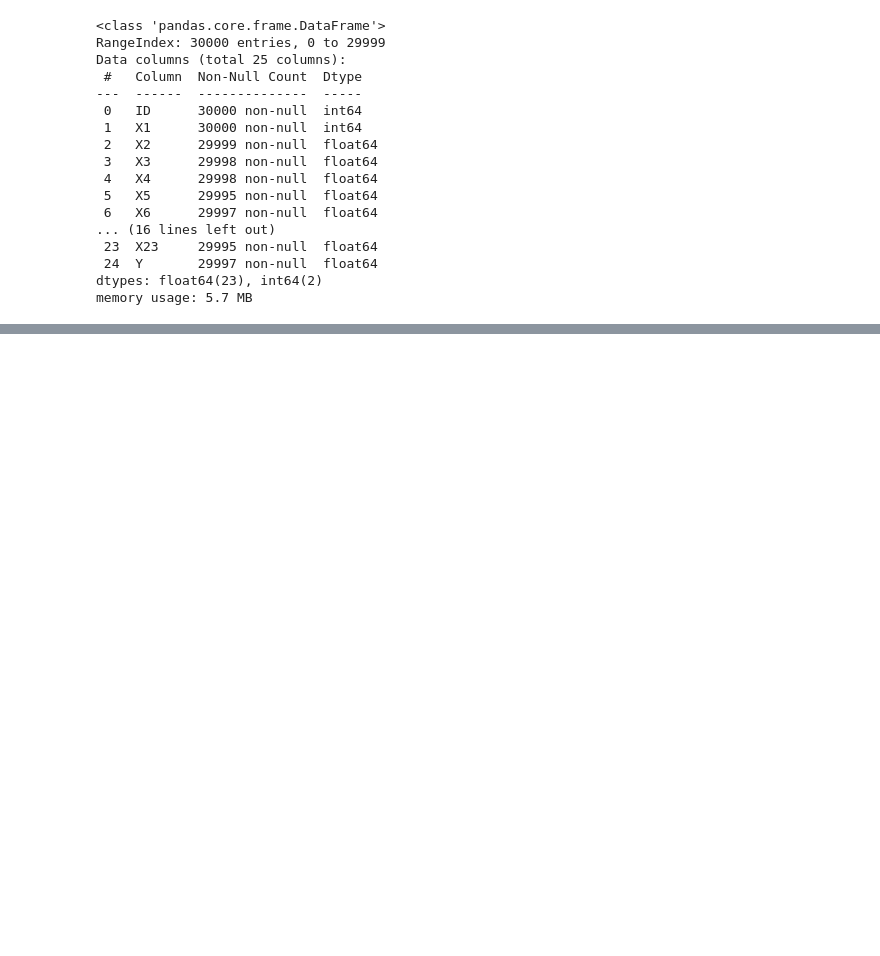
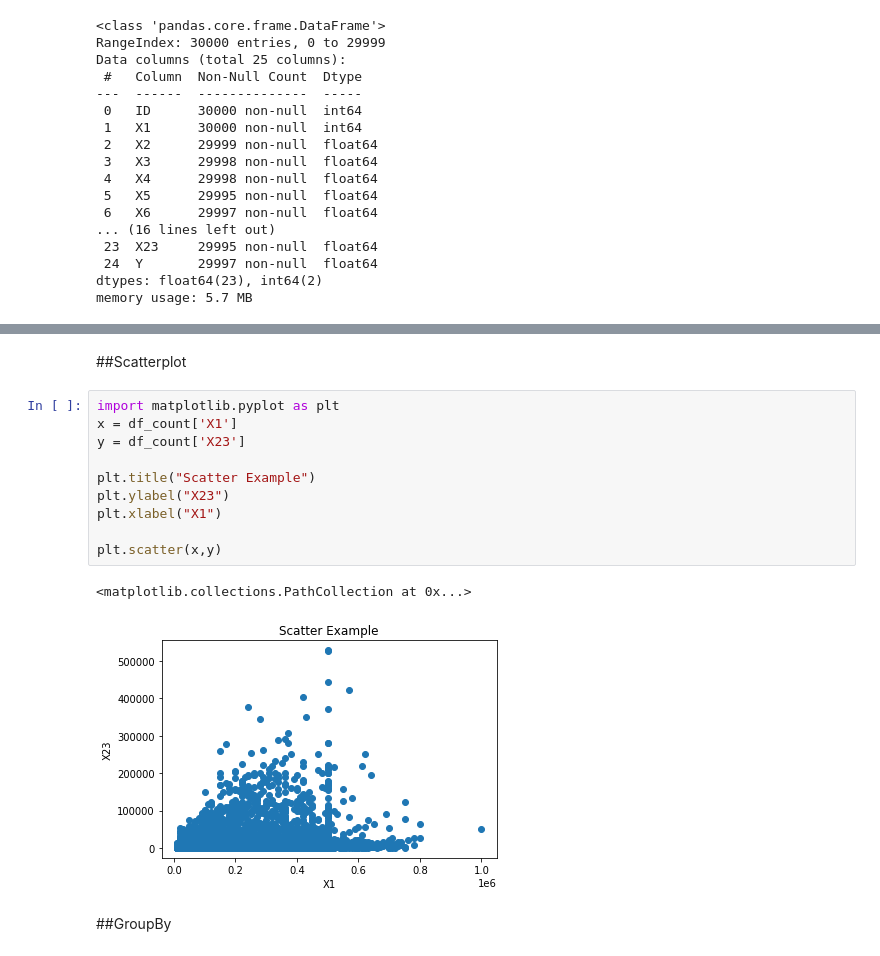
Before and after one commit to PosgradoMNA/actividades-de-aprendizaje-HumbertoLozano, a Jupyter notebook: DataAnalysisWithPython_HumbertoLozano.ipynb, the cells around one changed output, grey strips where cells are left out. Cells and saved outputs as stored; diff of their text form; blank space fills up the shorter version.

```diff
--- a/DataAnalysisWithPython_HumbertoLozano.ipynb
+++ b/DataAnalysisWithPython_HumbertoLozano.ipynb
@@ -127,0 +343,17 @@ memory usage: 5.7 MB
+# %% [markdown]
+##Scatterplot
+# %%
+import matplotlib.pyplot as plt
+x = df_count['X1']
+y = df_count['X23']
+
+plt.title("Scatter Example")
+plt.ylabel("X23")
+plt.xlabel("X1")
+
+plt.scatter(x,y)
+# %% [output]
+<matplotlib.collections.PathCollection at 0x...>
+[figure, added]
+# %% [markdown]
+##GroupBy
```
Also changed, not shown: parts of 60 cells of this notebook.
